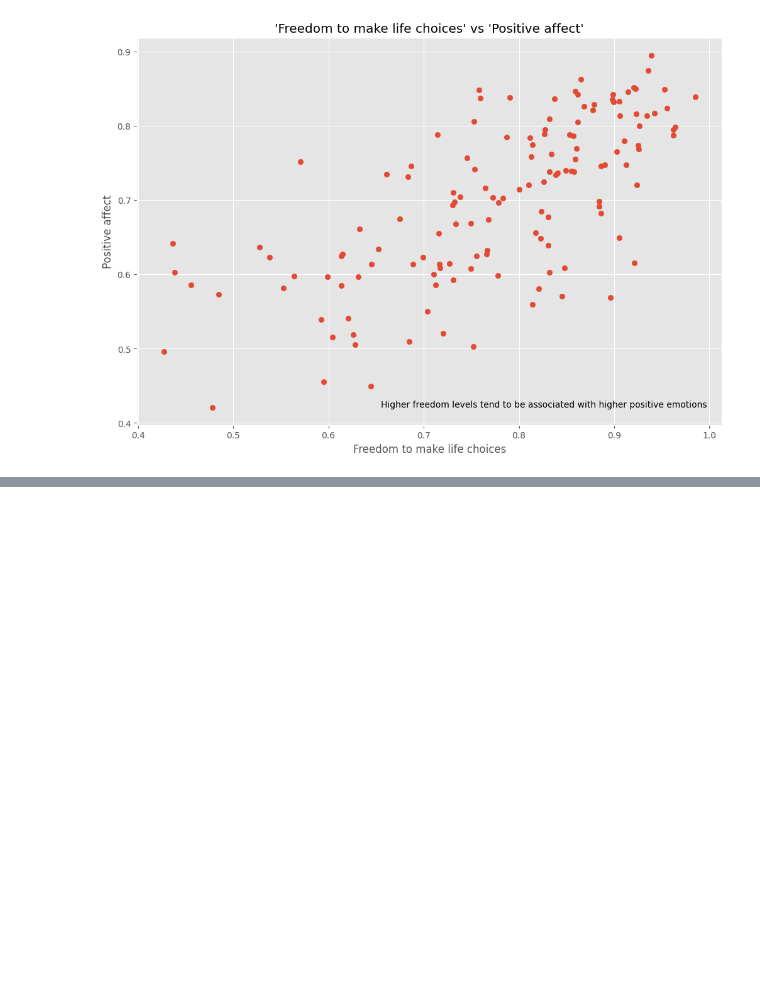
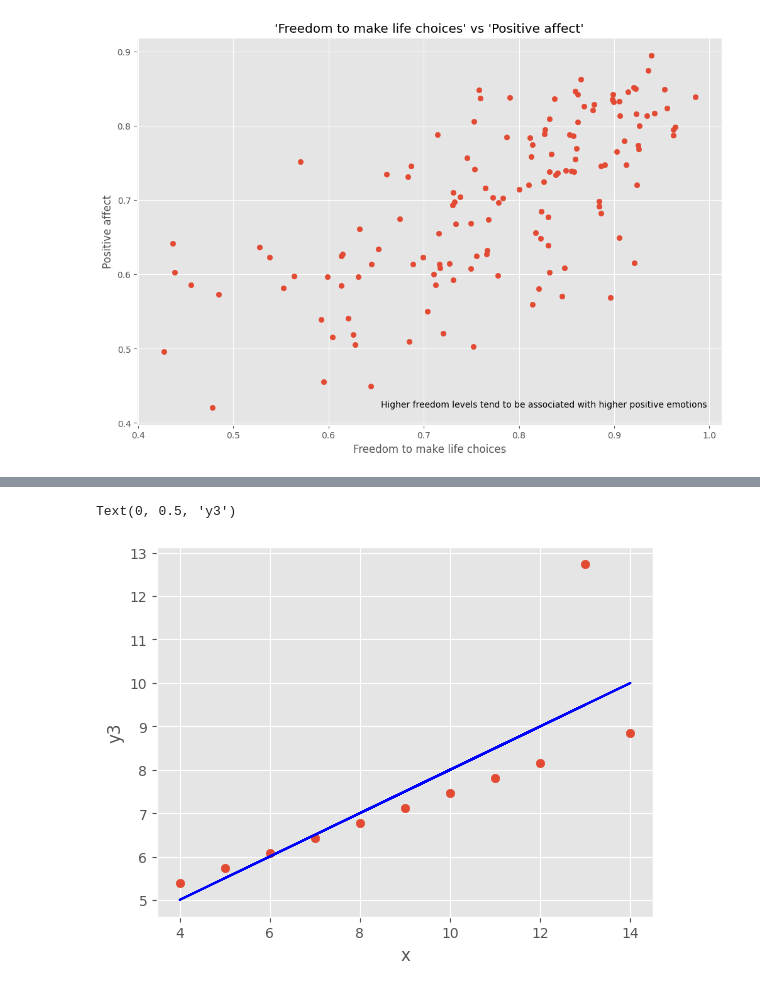
Before and after one commit to kamangirkhan/Data110, a Jupyter notebook: ArashNateghian_data110_week2_sp25.ipynb, the cells around one changed output, grey strips where cells are left out. Cells and saved outputs as stored; diff of their text form; code cells hidden in the pictures; blank space fills up the shorter version.

```diff
--- a/ArashNateghian_data110_week2_sp25.ipynb
+++ b/ArashNateghian_data110_week2_sp25.ipynb
@@ -95,0 +127,13 @@ plt.show()
+# %%
+# Calculate the slope (m) and intercept (b) of the line using np.polyfit
+m, b = np.polyfit(x, y3, 1)
+regression_line = m * np.array(x) + b
+
+# Plot the data points and regression line
+plt.scatter(x, y3)
+plt.plot(x, regression_line,color='blue')
+plt.xlabel('x')
+plt.ylabel('y3')
+# %% [output]
+Text(0, 0.5, 'y3')
+[figure, added]
```
Also changed, not shown: parts of 8 cells of this notebook.
